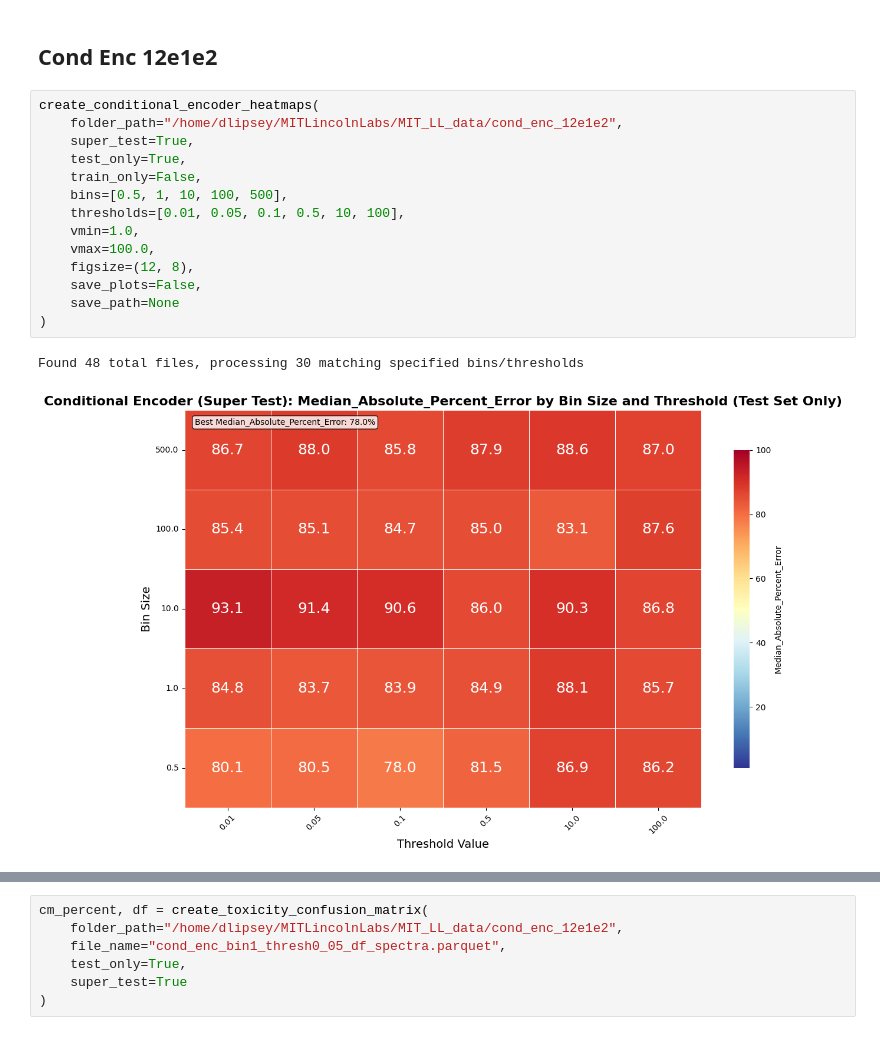
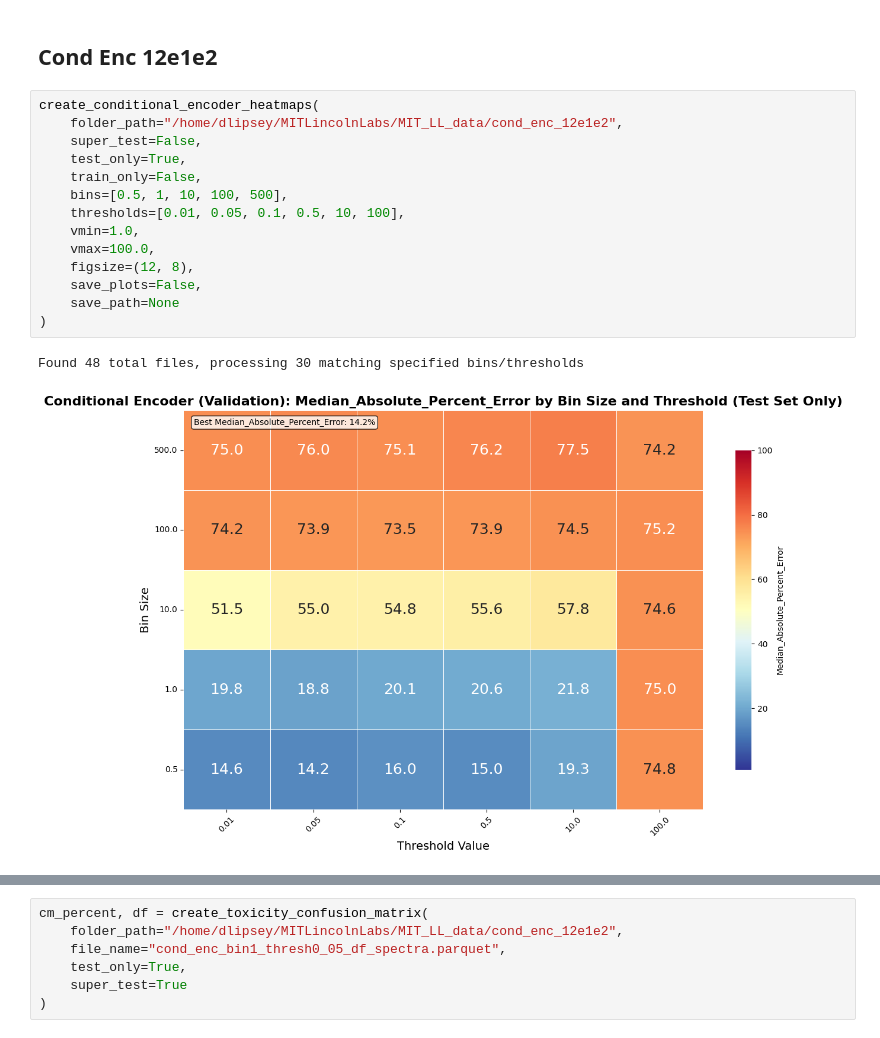
Before and after one commit to DashLLipsey/PREDICT-MIT-LL, a Jupyter notebook: Notebooks/Regression_final_results_figures.ipynb, the cells around one changed output, grey strips where cells are left out. Drawn from its saved outputs; the diff is of its cells as text.

```diff
--- a/Notebooks/Regression_final_results_figures.ipynb
+++ b/Notebooks/Regression_final_results_figures.ipynb
@@ -1880,17 +1880,17 @@ Both histograms created with matched scales!
 # %%
 create_conditional_encoder_heatmaps(
     folder_path="/home/dlipsey/MITLincolnLabs/MIT_LL_data/cond_enc_12e1e2",
-    super_test=True,
+    super_test=False,
     test_only=True,
     train_only=False,
     bins=[0.5, 1, 10, 100, 500],
     thresholds=[0.01, 0.05, 0.1, 0.5, 10, 100],
     vmin=1.0,
     vmax=100.0,
     figsize=(12, 8),
     save_plots=False,
     save_path=None
 )
 # %% [output]
 Found 48 total files, processing 30 matching specified bins/thresholds
-[figure, old version]
+[figure, new version]
```
Also changed, not shown: parts of 9 cells of this notebook, 3 other files.
